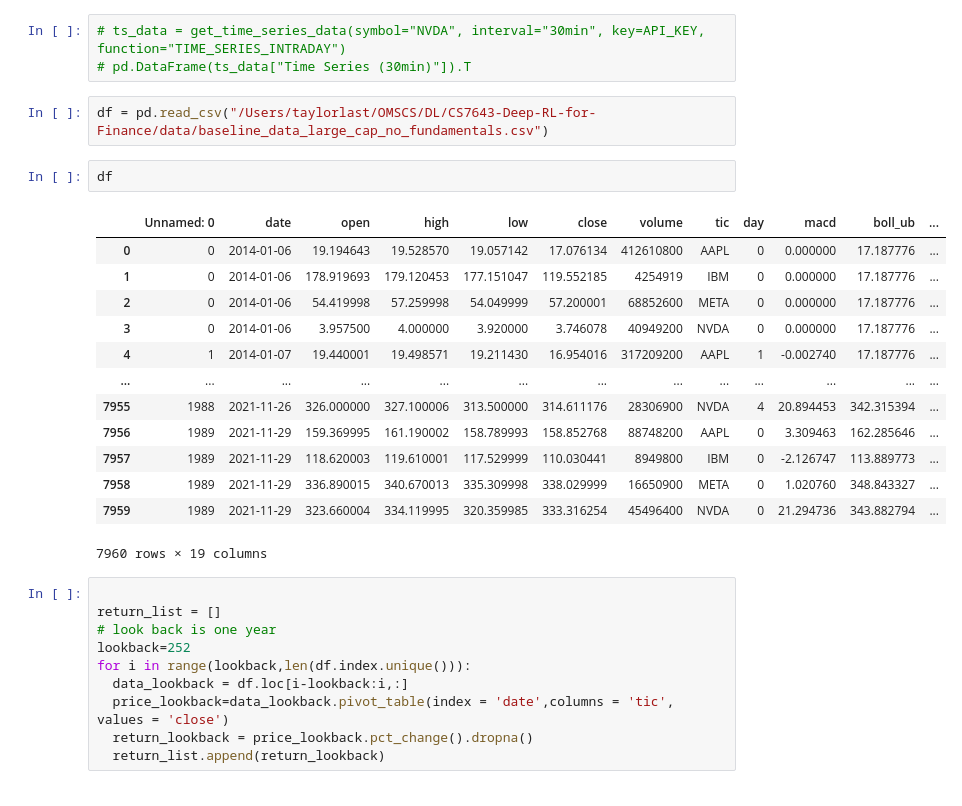
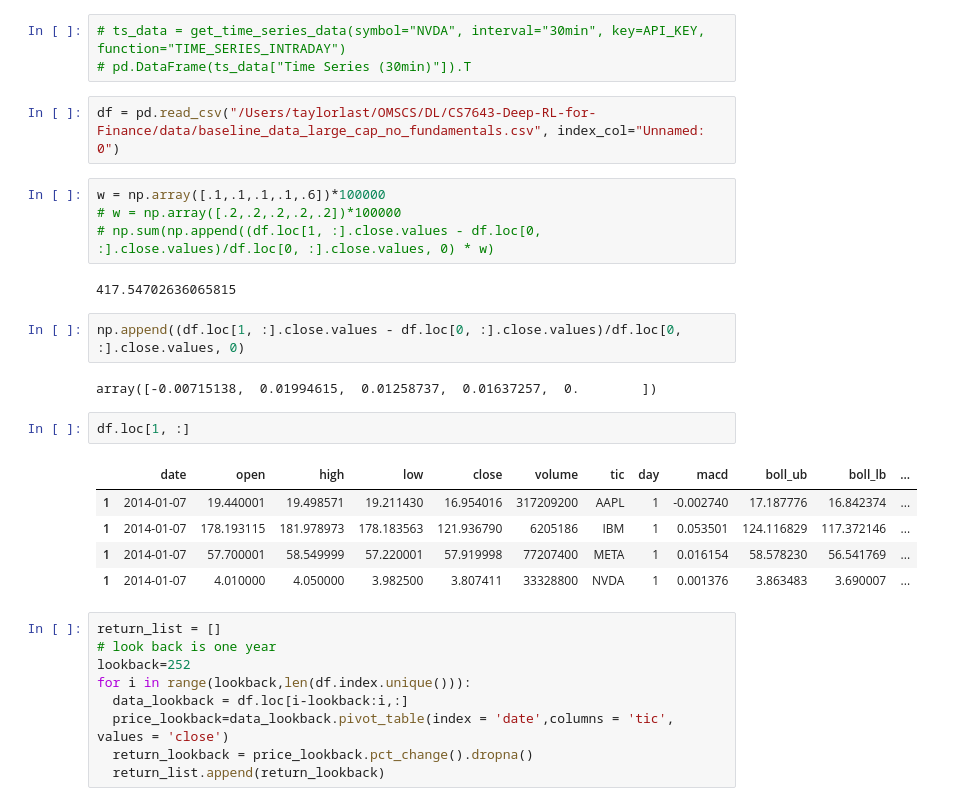
Before and after one commit to nickandbro/CS7643-Deep-RL-for-Finance, a Jupyter notebook: notebooks/setup_sandbox.ipynb, the cells around one changed output. Cells and saved outputs as stored; diff of their text form.

```diff
--- a/notebooks/fin_rl_demo.ipynb
+++ b/notebooks/setup_sandbox.ipynb
@@ -694,25 +697,26 @@ nvda_df
 # ts_data = get_time_series_data(symbol="NVDA", interval="30min", key=API_KEY, function="TIME_SERIES_INTRADAY")
 # pd.DataFrame(ts_data["Time Series (30min)"]).T
 # %%
-df = pd.read_csv("/Users/taylorlast/OMSCS/DL/CS7643-Deep-RL-for-Finance/data/baseline_data_large_cap_no_fundamentals.csv")
+df = pd.read_csv("/Users/taylorlast/OMSCS/DL/CS7643-Deep-RL-for-Finance/data/baseline_data_large_cap_no_fundamentals.csv", index_col="Unnamed: 0")
+# %%
+w = np.array([.1,.1,.1,.1,.6])*100000
+# w = np.array([.2,.2,.2,.2,.2])*100000
+# np.sum(np.append((df.loc[1, :].close.values - df.loc[0, :].close.values)/df.loc[0, :].close.values, 0) * w)
+# %% [output]
+417.54702636065815
+# %%
+np.append((df.loc[1, :].close.values - df.loc[0, :].close.values)/df.loc[0, :].close.values, 0)
+# %% [output]
+array([-0.00715138,  0.01994615,  0.01258737,  0.01637257,  0.        ])
 # %%
-df
+df.loc[1, :]
 # %% [output]
-|  | Unnamed: 0 | date | open | high | low | close | volume | tic | day | macd | boll_ub | ... |
-| 0 | 0 | 2014-01-06 | 19.194643 | 19.528570 | 19.057142 | 17.076134 | 412610800 | AAPL | 0 | 0.000000 | 17.187776 | ... |
-| 1 | 0 | 2014-01-06 | 178.919693 | 179.120453 | 177.151047 | 119.552185 | 4254919 | IBM | 0 | 0.000000 | 17.187776 | ... |
-| 2 | 0 | 2014-01-06 | 54.419998 | 57.259998 | 54.049999 | 57.200001 | 68852600 | META | 0 | 0.000000 | 17.187776 | ... |
-| 3 | 0 | 2014-01-06 | 3.957500 | 4.000000 | 3.920000 | 3.746078 | 40949200 | NVDA | 0 | 0.000000 | 17.187776 | ... |
-| 4 | 1 | 2014-01-07 | 19.440001 | 19.498571 | 19.211430 | 16.954016 | 317209200 | AAPL | 1 | -0.002740 | 17.187776 | ... |
-| ... | ... | ... | ... | ... | ... | ... | ... | ... | ... | ... | ... | ... |
-| 7955 | 1988 | 2021-11-26 | 326.000000 | 327.100006 | 313.500000 | 314.611176 | 28306900 | NVDA | 4 | 20.894453 | 342.315394 | ... |
-| 7956 | 1989 | 2021-11-29 | 159.369995 | 161.190002 | 158.789993 | 158.852768 | 88748200 | AAPL | 0 | 3.309463 | 162.285646 | ... |
-| 7957 | 1989 | 2021-11-29 | 118.620003 | 119.610001 | 117.529999 | 110.030441 | 8949800 | IBM | 0 | -2.126747 | 113.889773 | ... |
-| 7958 | 1989 | 2021-11-29 | 336.890015 | 340.670013 | 335.309998 | 338.029999 | 16650900 | META | 0 | 1.020760 | 348.843327 | ... |
-| 7959 | 1989 | 2021-11-29 | 323.660004 | 334.119995 | 320.359985 | 333.316254 | 45496400 | NVDA | 0 | 21.294736 | 343.882794 | ... |
+|  | date | open | high | low | close | volume | tic | day | macd | boll_ub | boll_lb | ... |
+| 1 | 2014-01-07 | 19.440001 | 19.498571 | 19.211430 | 16.954016 | 317209200 | AAPL | 1 | -0.002740 | 17.187776 | 16.842374 | ... |
+| 1 | 2014-01-07 | 178.193115 | 181.978973 | 178.183563 | 121.936790 | 6205186 | IBM | 1 | 0.053501 | 124.116829 | 117.372146 | ... |
+| 1 | 2014-01-07 | 57.700001 | 58.549999 | 57.220001 | 57.919998 | 77207400 | META | 1 | 0.016154 | 58.578230 | 56.541769 | ... |
+| 1 | 2014-01-07 | 4.010000 | 4.050000 | 3.982500 | 3.807411 | 33328800 | NVDA | 1 | 0.001376 | 3.863483 | 3.690007 | ... |
-7960 rows × 19 columns
 # %%
-
 return_list = []
 # look back is one year
 lookback=252
```
Also changed, not shown: parts of 3 cells of this notebook, 3 other files.
